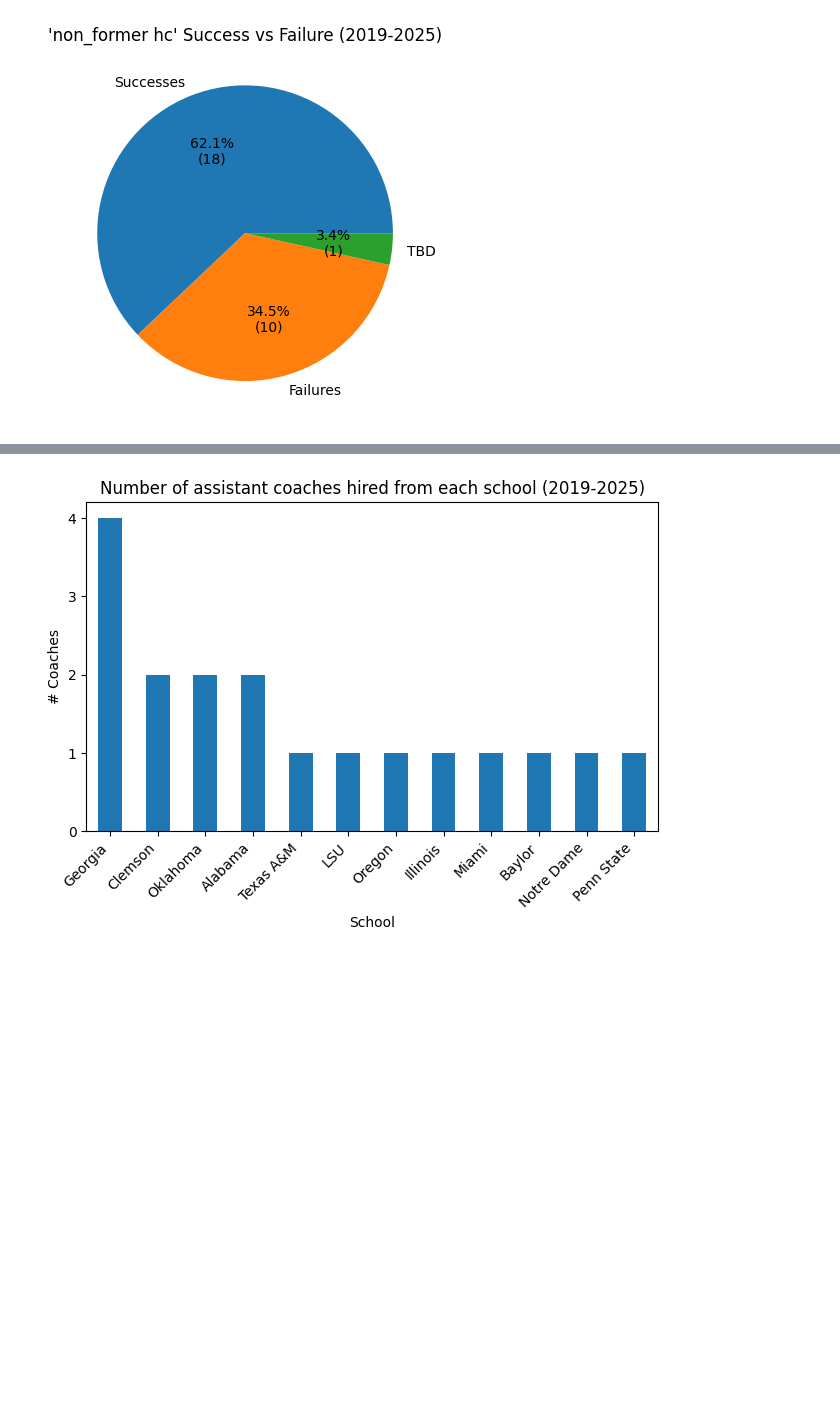
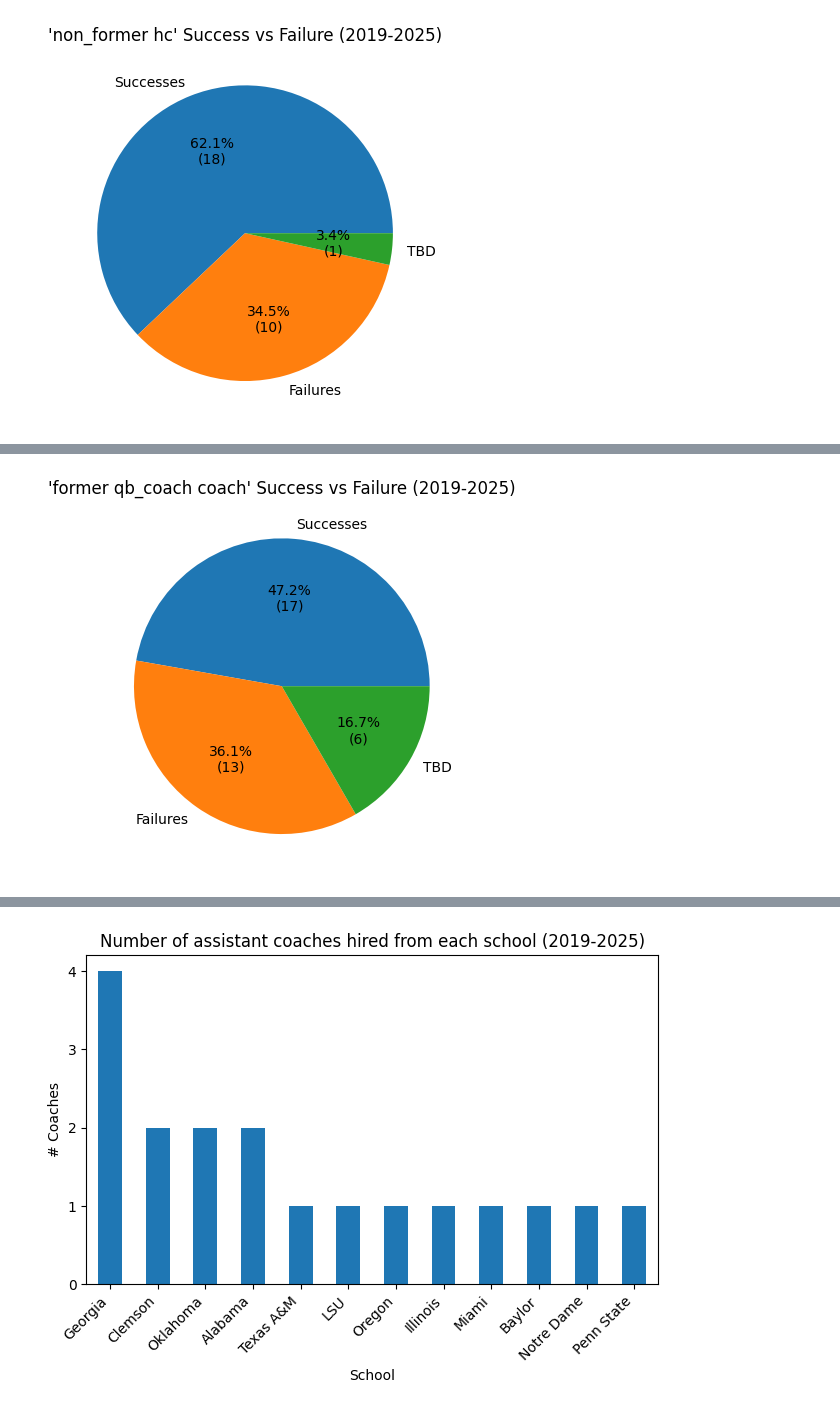
Before and after one commit to lemonannn/ncaa_coaching_analysis, a Jupyter notebook: coach_analysis.ipynb, the cells around one changed output, grey strips where cells are left out. Drawn from its saved outputs; the diff is of its cells as text; code cells hidden in the pictures; blank space fills up the shorter version.

```diff
--- a/coach_analysis.ipynb
+++ b/coach_analysis.ipynb
@@ -268,3 +294,14 @@ plt.show()
+# %%
+qb_coach_num_successes = len(qb_coach_hires.loc[qb_coach_hires["success"] == "True"])
+qb_coach_num_TBD = len(qb_coach_hires.loc[qb_coach_hires["success"] == "TBD"])
+qb_coach_num_unsuccessful = len(qb_coach_hires.loc[qb_coach_hires["success"] == "False"])
+qb_coach_sizes = [qb_coach_num_successes, qb_coach_num_unsuccessful, qb_coach_num_TBD]
+
+plt.pie(qb_coach_sizes, labels=labels, autopct=lambda p: f'{p:.1f}%\n({p * sum(qb_coach_sizes) / 100:.0f})')
+plt.title("'former qb_coach coach' Success vs Failure (2019-2025)")
+plt.show()
+# %% [output]
+[figure, added]
 # %%
 former_p4_or_nfl_hires[former_p4_or_nfl_hires["years_in_pos"] == 2]
 # %% [output]
```
Also changed, not shown: parts of 15 cells of this notebook.
